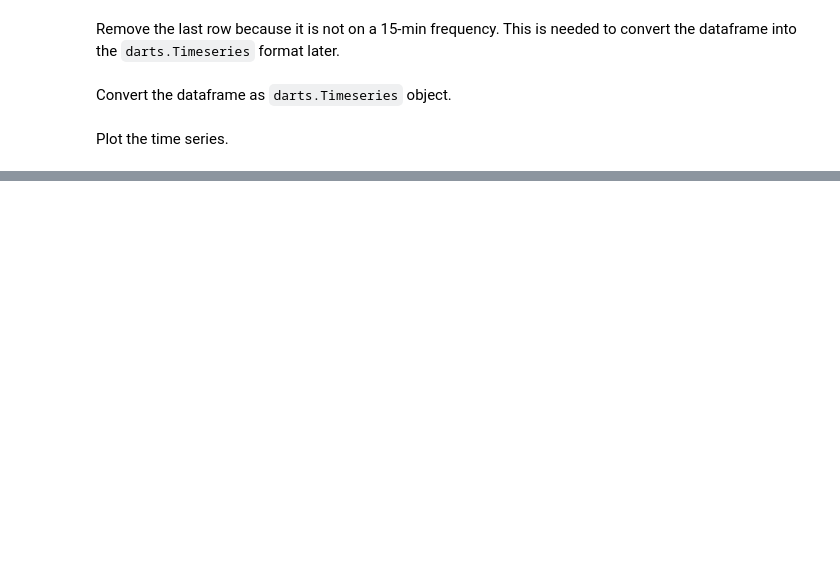
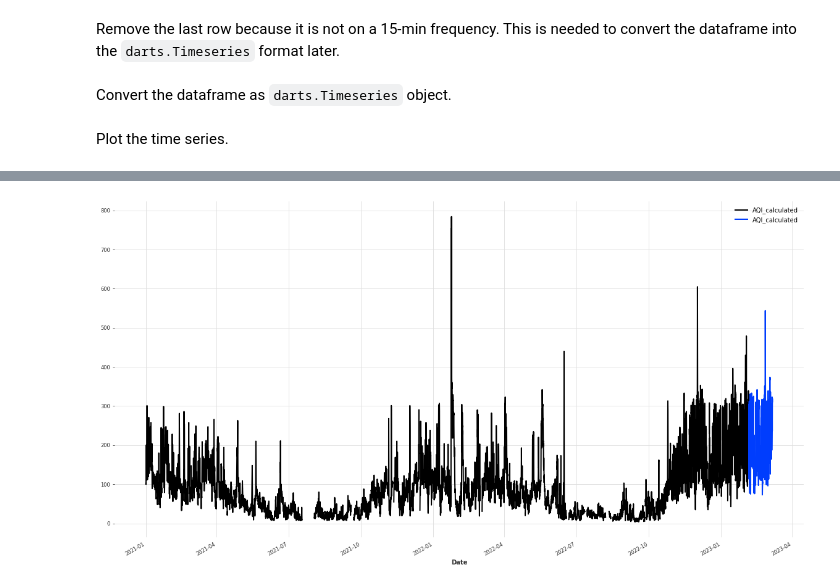
Before and after one commit to OmdenaAI/omdena-mumbai-chapter-air-quality, a Jupyter notebook: src/tasks/task-3-modelling/darts_experiments.ipynb, the cells around one changed output, grey strips where cells are left out. Saved outputs shown, nothing was run; the diff lists cells and outputs as text; code cells hidden in the pictures; blank space fills up the shorter version.

```diff
--- a/src/tasks/task-3-modelling/darts_experiments.ipynb
+++ b/src/tasks/task-3-modelling/darts_experiments.ipynb
@@ -71,0 +149,6 @@ ts.plot()
+# %%
+series1, series2 = ts[:-(96*30)], ts[-(96*30):]
+series1.plot()
+series2.plot()
+# %% [output]
+[figure, added]
```
Also changed, not shown: parts of 36 cells of this notebook.
